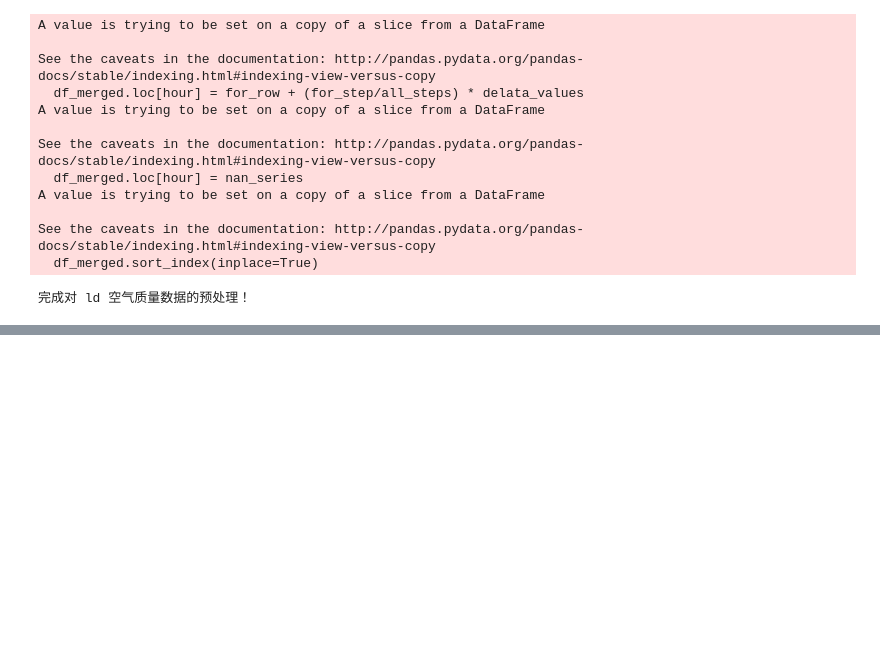
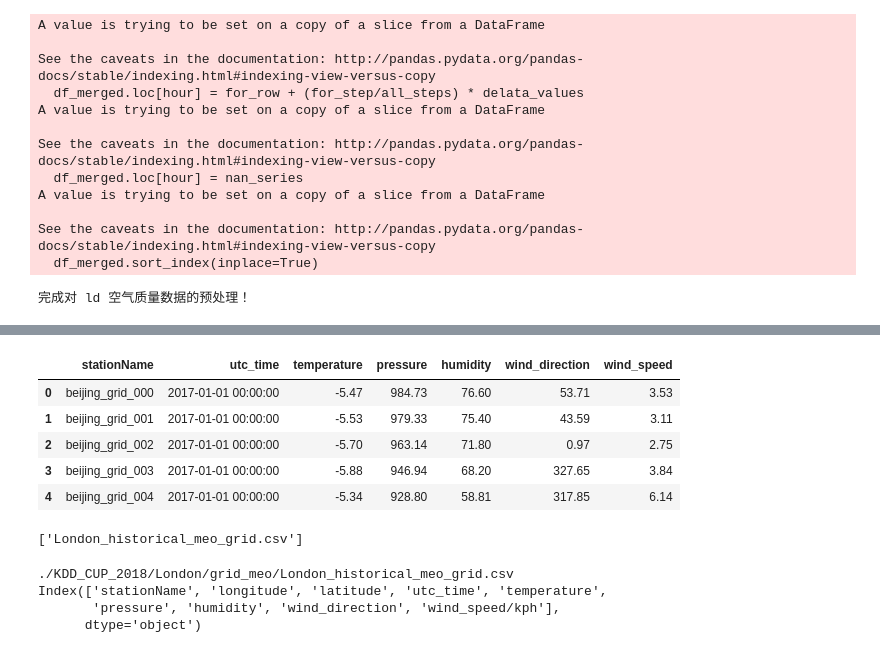
Before and after one commit to txytju/air-quality-prediction, a Jupyter notebook: test.ipynb, the cells around one changed output, grey strips where cells are left out. Drawn from its saved outputs; the diff is of its cells as text; code cells hidden in the pictures; blank space fills up the shorter version.

```diff
--- a/test.ipynb
+++ b/test.ipynb
@@ -470,0 +569,53 @@ bj_grid_meo_dataset, stations, bj_meo_stations = load_bj_grid_meo_data(bj_near_s
+# %%
+bj_meo_datas[2].head()
+# %% [output]
+|  | stationName | utc_time | temperature | pressure | humidity | wind_direction | wind_speed |
+| 0 | beijing_grid_000 | 2017-01-01 00:00:00 | -5.47 | 984.73 | 76.60 | 53.71 | 3.53 |
+| 1 | beijing_grid_001 | 2017-01-01 00:00:00 | -5.53 | 979.33 | 75.40 | 43.59 | 3.11 |
+| 2 | beijing_grid_002 | 2017-01-01 00:00:00 | -5.70 | 963.14 | 71.80 | 0.97 | 2.75 |
+| 3 | beijing_grid_003 | 2017-01-01 00:00:00 | -5.88 | 946.94 | 68.20 | 327.65 | 3.84 |
+| 4 | beijing_grid_004 | 2017-01-01 00:00:00 | -5.34 | 928.80 | 58.81 | 317.85 | 6.14 |
+# %%
+path_to_ld_meo = "./KDD_CUP_2018/London/grid_meo/"
+bj_csv_list  = os.listdir(path_to_ld_meo)
+print(bj_csv_list)
+# %% [output]
+['London_historical_meo_grid.csv']
+# %%
+bj_meo_datas = []
+
+for csv in bj_csv_list :
+    if csv != '.DS_Store' and not csv.startswith("._"):
+        path_to_file = path_to_ld_meo + csv
+        print(path_to_file)
+        bj_meo_data = pd.read_csv(path_to_file)
+        print(bj_meo_data.columns)
+
+        # 去掉多余信息
+        if "longitude" in bj_meo_data.columns :
+            bj_meo_data.drop("longitude", axis=1, inplace=True)
+        if "latitude" in bj_meo_data.columns :
+            bj_meo_data.drop("latitude", axis=1, inplace=True)
+        if "id" in bj_meo_data.columns :
+            bj_meo_data.drop("id", axis=1, inplace=True)
+        if "weather" in bj_meo_data.columns :
+            bj_meo_data.drop("weather", axis=1, inplace=True)
+
+        name_pairs = {}
+        if "station_id" in bj_meo_data.columns :
+            name_pairs["station_id"] = "stationName"
+        if "time" in bj_meo_data.columns :
+            name_pairs["time"] = "utc_time"
+        if "wind_speed/kph" in bj_meo_data.columns :
+            name_pairs["wind_speed/kph"] = "wind_speed"
+
+        bj_meo_data.rename(index=str, columns=name_pairs, inplace=True)
+        bj_meo_datas.append(bj_meo_data)
+
+
+meo_dataset = pd.concat(bj_meo_datas, ignore_index=True)
+# %% [output]
+./KDD_CUP_2018/London/grid_meo/London_historical_meo_grid.csv
+Index(['stationName', 'longitude', 'latitude', 'utc_time', 'temperature',
+       'pressure', 'humidity', 'wind_direction', 'wind_speed/kph'],
+      dtype='object')
```
Also changed, not shown: parts of 7 cells of this notebook, 2 other files.
